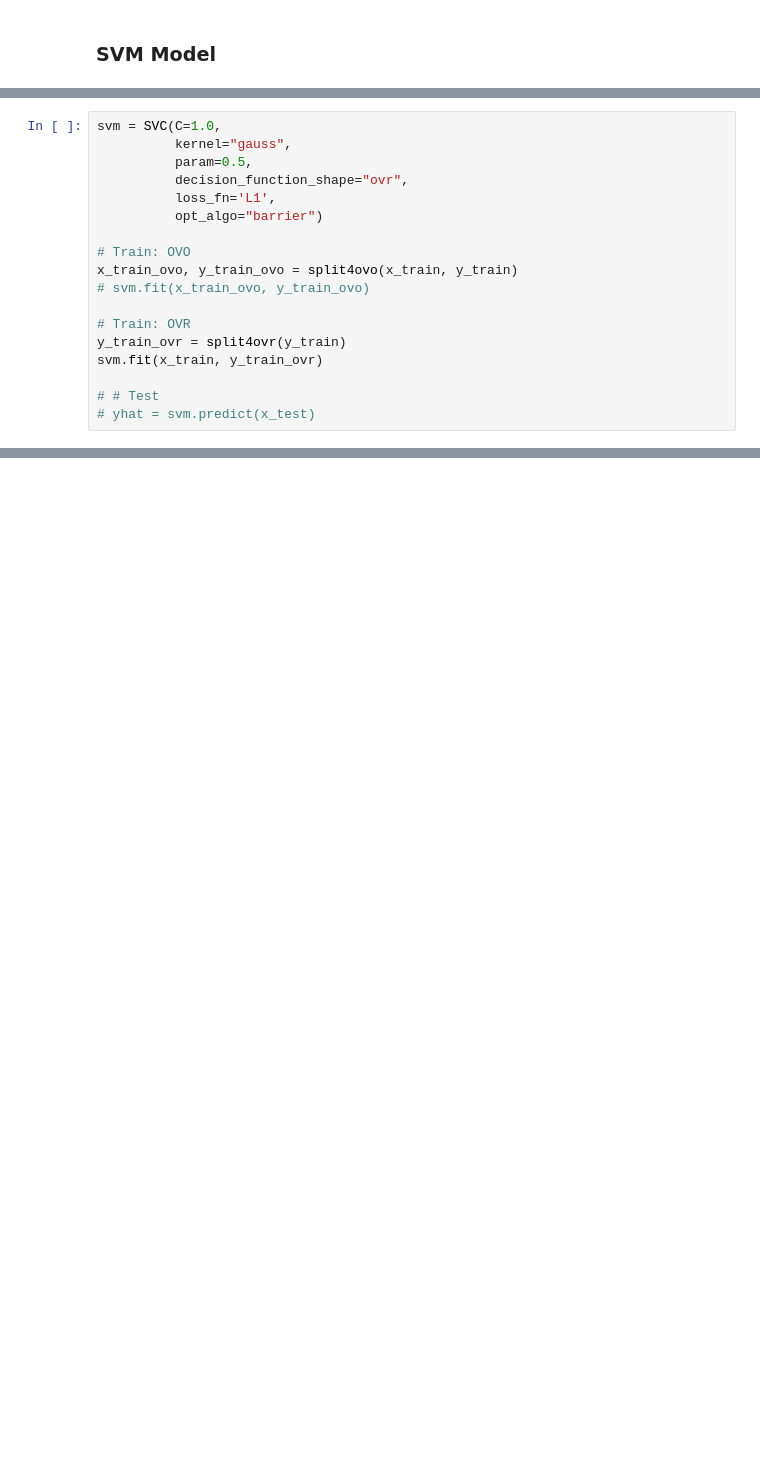
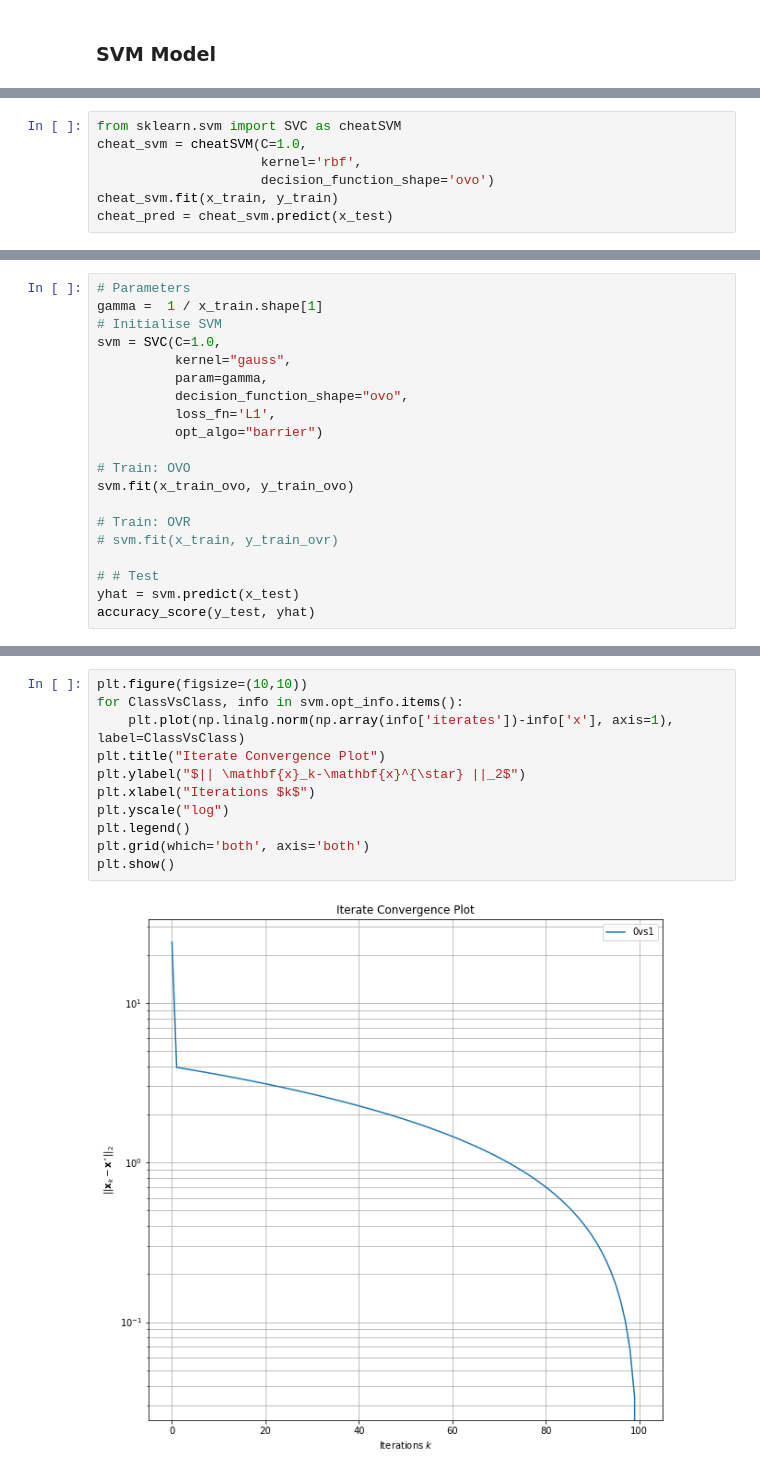
Before and after one commit to udeepam/svm, a Jupyter notebook: notebooks/main.ipynb, the cells around one changed output, grey strips where cells are left out. Saved outputs shown, nothing was run; the diff lists cells and outputs as text; blank space fills up the shorter version.

```diff
--- a/notebooks/main.ipynb
+++ b/notebooks/main.ipynb
@@ -469,0 +369,7 @@ def feasible_newtonLS(F, ls, alpha0, x0, tol, max_iter):
+# %%
+from sklearn.svm import SVC as cheatSVM
+cheat_svm = cheatSVM(C=1.0,
+                     kernel='rbf',
+                     decision_function_shape='ovo')
+cheat_svm.fit(x_train, y_train)
+cheat_pred = cheat_svm.predict(x_test)
@@ -470,19 +391,21 @@ def feasible_newtonLS(F, ls, alpha0, x0, tol, max_iter):
 # %%
+# Parameters
+gamma =  1 / x_train.shape[1]
+# Initialise SVM
 svm = SVC(C=1.0,
           kernel="gauss",
-          param=0.5,
-          decision_function_shape="ovr",
+          param=gamma,
+          decision_function_shape="ovo",
           loss_fn='L1',
           opt_algo="barrier")
 
 # Train: OVO
-x_train_ovo, y_train_ovo = split4ovo(x_train, y_train)
-# svm.fit(x_train_ovo, y_train_ovo)
+svm.fit(x_train_ovo, y_train_ovo)
 
 # Train: OVR
-y_train_ovr = split4ovr(y_train)
-svm.fit(x_train, y_train_ovr)
+# svm.fit(x_train, y_train_ovr)
 
 # # Test
-# yhat = svm.predict(x_test)
+yhat = svm.predict(x_test)
+accuracy_score(y_test, yhat)
 # %% [output]
@@ -529,0 +450,13 @@ np.sum(np.log(h - G@x0))
+# %%
+plt.figure(figsize=(10,10))
+for ClassVsClass, info in svm.opt_info.items():
+    plt.plot(np.linalg.norm(np.array(info['iterates'])-info['x'], axis=1), label=ClassVsClass)
+plt.title("Iterate Convergence Plot")
+plt.ylabel("$|| \mathbf{x}_k-\mathbf{x}^{\star} ||_2$")
+plt.xlabel("Iterations $k$")
+plt.yscale("log")
+plt.legend()
+plt.grid(which='both', axis='both')
+plt.show()
+# %% [output]
+[figure, added]
```
Also changed, not shown: parts of 22 cells of this notebook, 10 other files.
